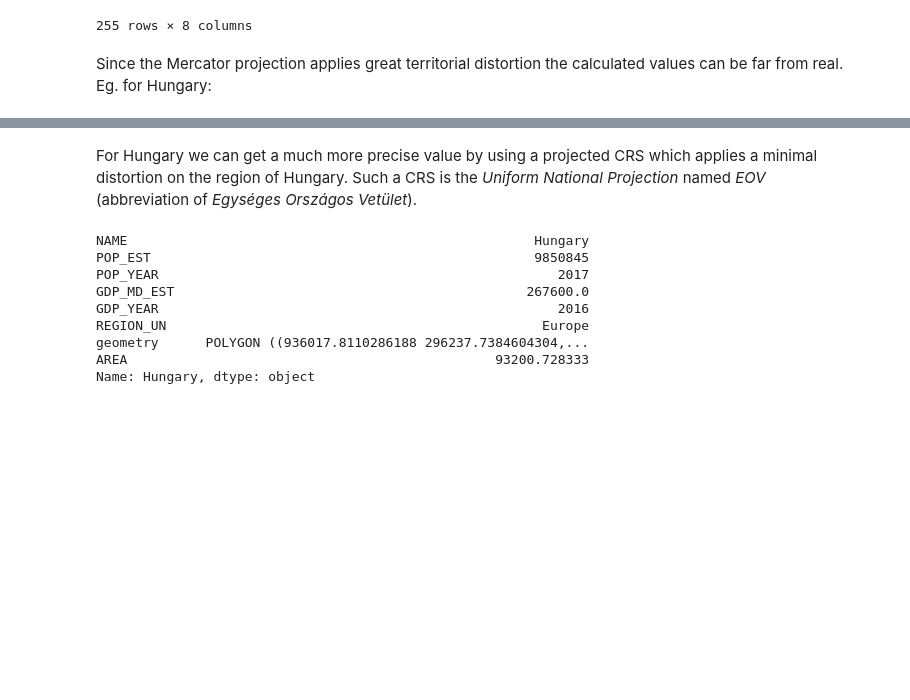
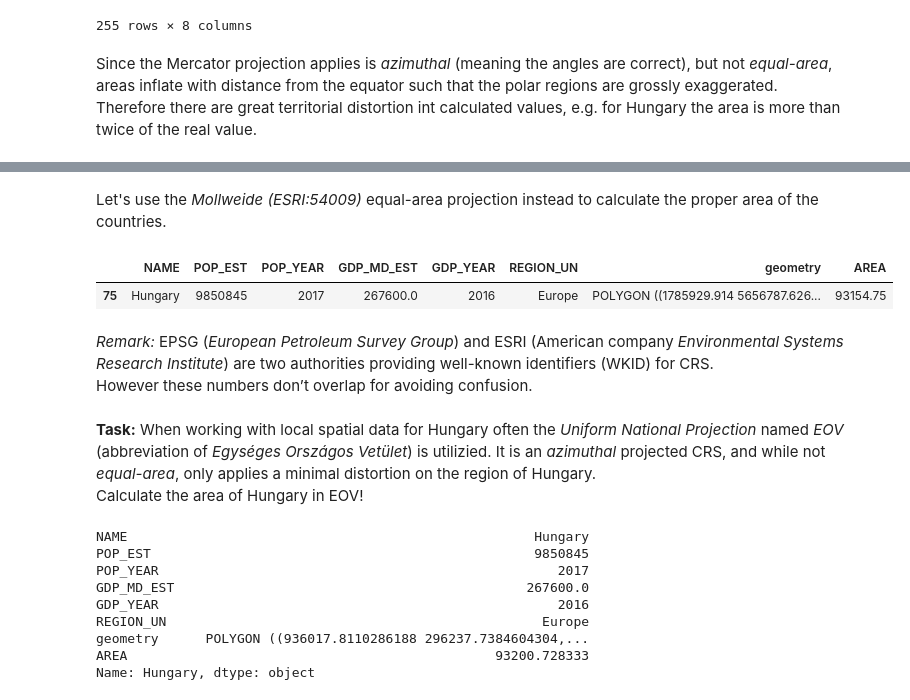
Before and after one commit to mcserep/spatial-algorithms, a Jupyter notebook: book/11_spatial_vector.ipynb, the cells around one changed output, grey strips where cells are left out. Cells and saved outputs as stored; diff of their text form; code cells hidden in the pictures; blank space fills up the shorter version.

```diff
--- a/book/11_spatial_vector.ipynb
+++ b/book/11_spatial_vector.ipynb
@@ -444,16 +444,29 @@ display(countries_mercator)
 | 253 | Serranilla Bank | 0 | 0 | 0.0 | 0 | Americas | POLYGON ((-8753839.074 1788757.19... | 0.11 |
 | 254 | Scarborough Reef | 0 | 2012 | 0.0 | 2016 | Asia | POLYGON ((13108302.760 1706997.09... | 0.11 |
 255 rows × 8 columns
-# %% [markdown]
-Since the Mercator projection applies great territorial distortion the calculated values can be far from real. Eg. for Hungary:
+# %% [markdown]
+Since the Mercator projection applies is *azimuthal* (meaning the angles are correct), but not *equal-area*, areas inflate with distance from the equator such that the polar regions are grossly exaggerated. Therefore there are great territorial distortion int calculated values, e.g. for Hungary the area is more than twice of the real value.
 # %%
 display(countries_mercator[countries_mercator['NAME'] == 'Hungary'])
 # %% [output]
 |  | NAME | POP_EST | POP_YEAR | GDP_MD_EST | GDP_YEAR | REGION_UN | geometry | AREA |
 | 75 | Hungary | 9850845 | 2017 | 267600.0 | 2016 | Europe | POLYGON ((2546722.843 6097998.603... | 201566.93 |
-# %% [markdown]
-For Hungary we can get a much more precise value by using a projected CRS which applies a minimal distortion on the region of Hungary.
-Such a CRS is the *Uniform National Projection* named *EOV* (abbreviation of *Egységes Országos Vetület*).
+# %% [markdown]
+Let's use the *Mollweide (ESRI:54009)* equal-area projection instead to calculate the proper area of the countries.
+# %%
+countries_mollweide = countries_gdf.to_crs('esri:54009')
+countries_mollweide['AREA'] = countries_mollweide.area / 10**6
+countries_mollweide['AREA'] = countries_mollweide['AREA'].round(2)
+display(countries_mollweide[countries_mollweide['NAME'] == 'Hungary'])
+# %% [output]
+|  | NAME | POP_EST | POP_YEAR | GDP_MD_EST | GDP_YEAR | REGION_UN | geometry | AREA |
+| 75 | Hungary | 9850845 | 2017 | 267600.0 | 2016 | Europe | POLYGON ((1785929.914 5656787.626... | 93154.75 |
+# %% [markdown]
+*Remark:* EPSG (*European Petroleum Survey Group*) and ESRI (American company *Environmental Systems Research Institute*) are two authorities providing well-known identifiers (WKID) for CRS.
+However these numbers don’t overlap for avoiding confusion.
+# %% [markdown]
+**Task:** When working with local spatial data for Hungary often the *Uniform National Projection* named *EOV* (abbreviation of *Egységes Országos Vetület*) is utilizied. It is an *azimuthal* projected CRS, and while not *equal-area*, only applies a minimal distortion on the region of Hungary.
+Calculate the area of Hungary in EOV!
 # %%
 countries_eov = countries_gdf.to_crs('EPSG:23700') # EOV is EPSG:23700
 countries_eov.set_index('NAME', drop=False, inplace=True)
```
Also changed, not shown: parts of 7 cells of this notebook, 27 other files.
